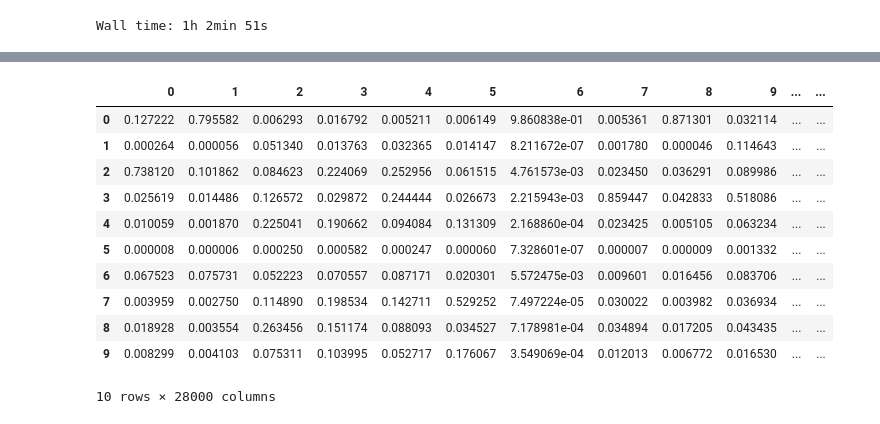
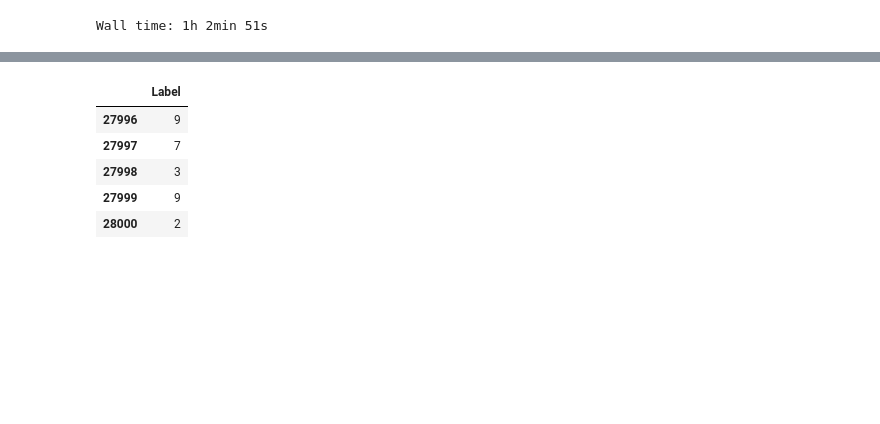
Before and after one commit to sooooner/DL_train_with_Digit_Recognizer, a Jupyter notebook: Digit_Recognizer.ipynb, the cells around one changed output, grey strips where cells are left out. Saved outputs shown, nothing was run; the diff lists cells and outputs as text; code cells hidden in the pictures; blank space fills up the shorter version.

Commit message:
test2

```diff
--- a/Digit_Recognizer.ipynb
+++ b/Digit_Recognizer.ipynb
@@ -848,20 +830,5 @@ parameters
 # %%
 test, _ = L_model_forward(df_test, parameters)
-# %%
-pd.DataFrame(test)
-# %% [output]
-|  | 0 | 1 | 2 | 3 | 4 | 5 | 6 | 7 | 8 | 9 | ... | ... |
-| 0 | 0.127222 | 0.795582 | 0.006293 | 0.016792 | 0.005211 | 0.006149 | 9.860838e-01 | 0.005361 | 0.871301 | 0.032114 | ... | ... |
-| 1 | 0.000264 | 0.000056 | 0.051340 | 0.013763 | 0.032365 | 0.014147 | 8.211672e-07 | 0.001780 | 0.000046 | 0.114643 | ... | ... |
-| 2 | 0.738120 | 0.101862 | 0.084623 | 0.224069 | 0.252956 | 0.061515 | 4.761573e-03 | 0.023450 | 0.036291 | 0.089986 | ... | ... |
-| 3 | 0.025619 | 0.014486 | 0.126572 | 0.029872 | 0.244444 | 0.026673 | 2.215943e-03 | 0.859447 | 0.042833 | 0.518086 | ... | ... |
-| 4 | 0.010059 | 0.001870 | 0.225041 | 0.190662 | 0.094084 | 0.131309 | 2.168860e-04 | 0.023425 | 0.005105 | 0.063234 | ... | ... |
-| 5 | 0.000008 | 0.000006 | 0.000250 | 0.000582 | 0.000247 | 0.000060 | 7.328601e-07 | 0.000007 | 0.000009 | 0.001332 | ... | ... |
-| 6 | 0.067523 | 0.075731 | 0.052223 | 0.070557 | 0.087171 | 0.020301 | 5.572475e-03 | 0.009601 | 0.016456 | 0.083706 | ... | ... |
-| 7 | 0.003959 | 0.002750 | 0.114890 | 0.198534 | 0.142711 | 0.529252 | 7.497224e-05 | 0.030022 | 0.003982 | 0.036934 | ... | ... |
-| 8 | 0.018928 | 0.003554 | 0.263456 | 0.151174 | 0.088093 | 0.034527 | 7.178981e-04 | 0.034894 | 0.017205 | 0.043435 | ... | ... |
-| 9 | 0.008299 | 0.004103 | 0.075311 | 0.103995 | 0.052717 | 0.176067 | 3.549069e-04 | 0.012013 | 0.006772 | 0.016530 | ... | ... |
-10 rows × 28000 columns
 # %%
 # test = pd.DataFrame(pd.DataFrame(test).idxmax(), columns=['Label'])
 # test.index.name='ImageId'
@@ -869,3 +836,12 @@ pd.DataFrame(test)
 # test
 # %%
 # test.to_csv('test.csv')
+# %%
+test.tail()
+# %% [output]
+|  | Label |
+| 27996 | 9 |
+| 27997 | 7 |
+| 27998 | 3 |
+| 27999 | 9 |
+| 28000 | 2 |
```
Also changed, not shown: parts of 2 cells of this notebook.
